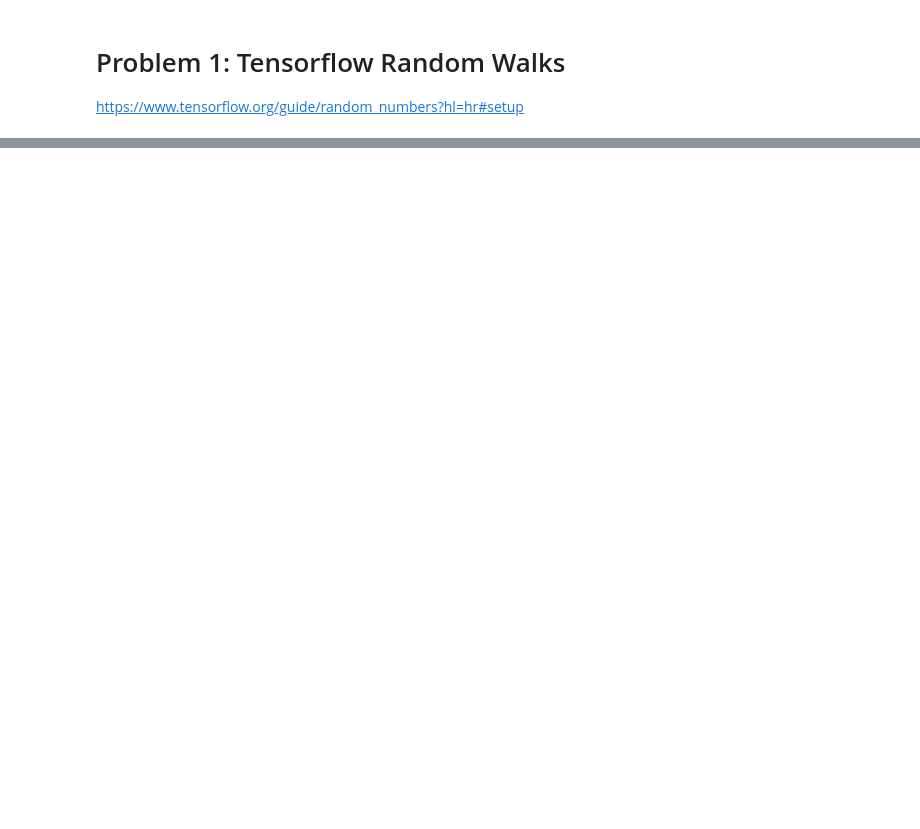
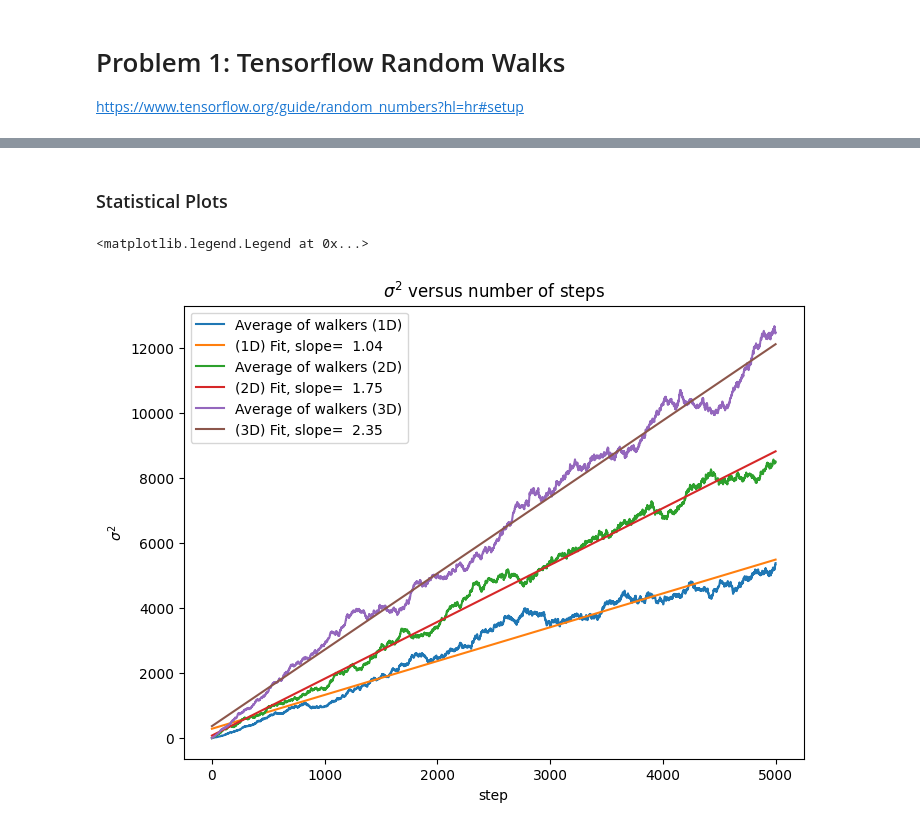
Before and after one commit to ubsuny/tensorflow-probability-danofinn, a Jupyter notebook: Problem1.ipynb, the cells around one changed output, grey strips where cells are left out. Cells and saved outputs as stored; diff of their text form; code cells hidden in the pictures; blank space fills up the shorter version.

```diff
--- a/Problem1.ipynb
+++ b/Problem1.ipynb
@@ -31,0 +52,9 @@ Text(0, 0.5, 'x position')
+# %%
+step_shape_2d = (n_walkers,n_steps,2)
+steps_2d = np.random.choice(a=step_set, size=step_shape_2d)
+x_2d = steps_2d.cumsum(axis=1)
+
+x2_2d = np.average( x_2d**2, axis=0 )
+x4_2d = np.average( x_2d**4, axis=0 )
+sigma2_nd_2d = np.sqrt( x4_2d - x2_2d**2 )
+sigma2_2d = np.sum( sigma2_nd_2d, axis=1 )
@@ -31,0 +86,9 @@ Text(0, 0.5, 'x position')
+# %%
+step_shape_3d = (n_walkers,n_steps,3)
+steps_3d = np.random.choice(a=step_set, size=step_shape_3d)
+x_3d = steps_3d.cumsum(axis=1)
+
+x2_3d = np.average( x_3d**2, axis=0 )
+x4_3d = np.average( x_3d**4, axis=0 )
+sigma2_nd_3d = np.sqrt( x4_3d - x2_3d**2 )
+sigma2_3d = np.sum( sigma2_nd_3d, axis=1 )
@@ -31,0 +125,26 @@ Text(0, 0.5, 'x position')
+# %% [markdown]
+### Statistical Plots
+# %%
+plt.figure(plot_num)
+plot_num = plot_num + 1
+
+plt.plot( sigma2_1d,  label='Average of walkers (1D)' )
+res_1d = np.polyfit(t, sigma2_1d,1 )
+plt.plot( t, res_1d[0]*t + res_1d[1], label='(1D) Fit, slope=%6.2f' % res_1d[0] )
+
+plt.plot( sigma2_2d,  label='Average of walkers (2D)' )
+res_2d = np.polyfit(t, sigma2_2d,1 )
+plt.plot( t, res_2d[0]*t + res_2d[1], label='(2D) Fit, slope=%6.2f' % res_2d[0] )
+
+plt.plot( sigma2_3d,  label='Average of walkers (3D)' )
+res_3d = np.polyfit(t, sigma2_3d,1 )
+plt.plot( t, res_3d[0]*t + res_3d[1], label='(3D) Fit, slope=%6.2f' % res_3d[0] )
+
+
+plt.title(r"$\sigma^2$ versus number of steps")
+plt.xlabel("step")
+plt.ylabel(r"$\sigma^2$")
+plt.legend()
+# %% [output]
+<matplotlib.legend.Legend at 0x...>
+[figure, added]
```
Also changed, not shown: parts of 36 cells of this notebook, 1 other file.
